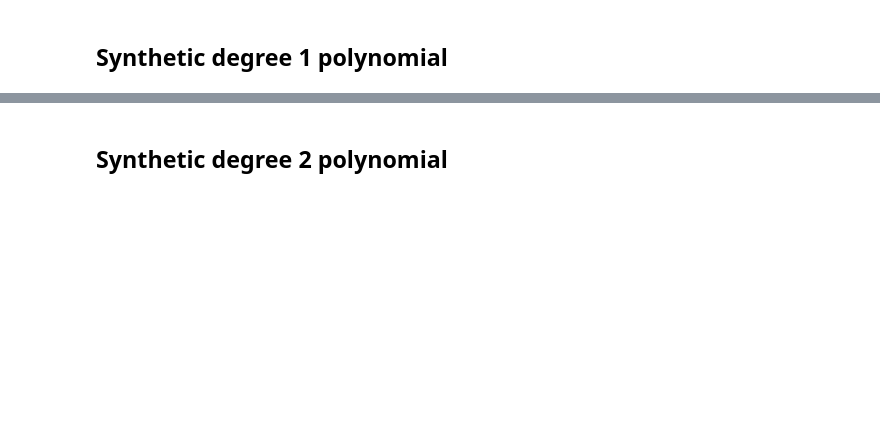
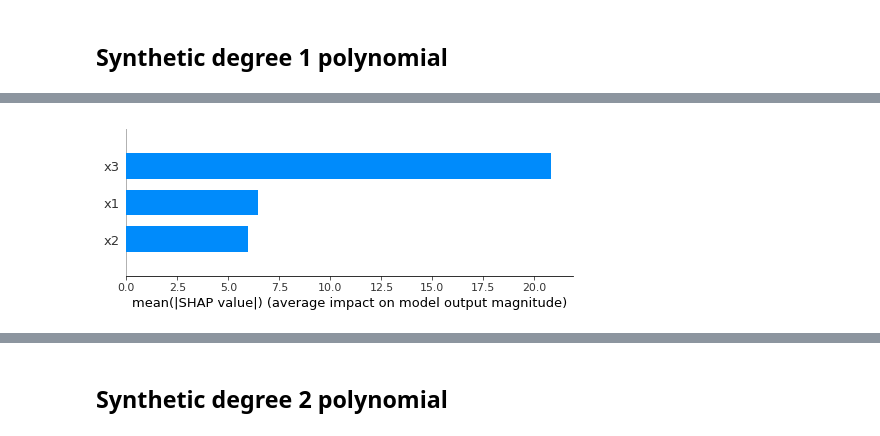
Before and after one commit to parrt/stratx, a Jupyter notebook: notebooks/examples-featimp.ipynb, the cells around one changed output, grey strips where cells are left out. Drawn from its saved outputs; the diff is of its cells as text; code cells hidden in the pictures; blank space fills up the shorter version.

```diff
--- a/notebooks/examples-featimp.ipynb
+++ b/notebooks/examples-featimp.ipynb
@@ -93,3 +97,10 @@ plt.show()
+# %%
+rf = RandomForestRegressor(n_estimators=10)
+rf.fit(X,y)
+shap_values = shap.TreeExplainer(rf).shap_values(X)
+shap.summary_plot(shap_values, X, plot_type="bar")
+# %% [output]
+[figure, added]
 # %%
 plot_all_PD(X,y,eqn)
 # %% [output]
```
Also changed, not shown: parts of 18 cells of this notebook.
